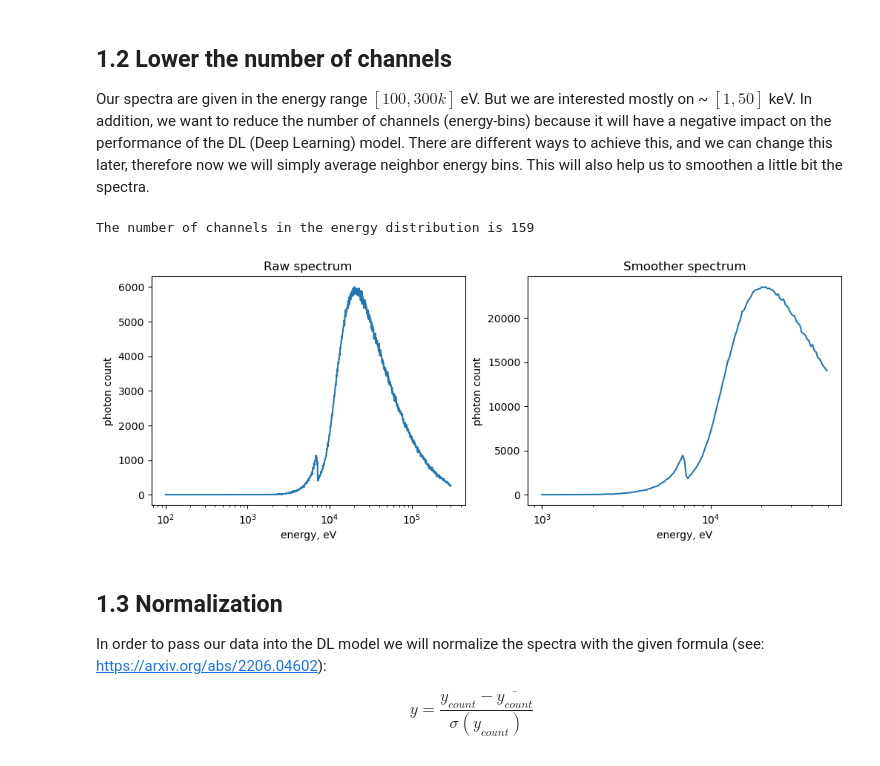
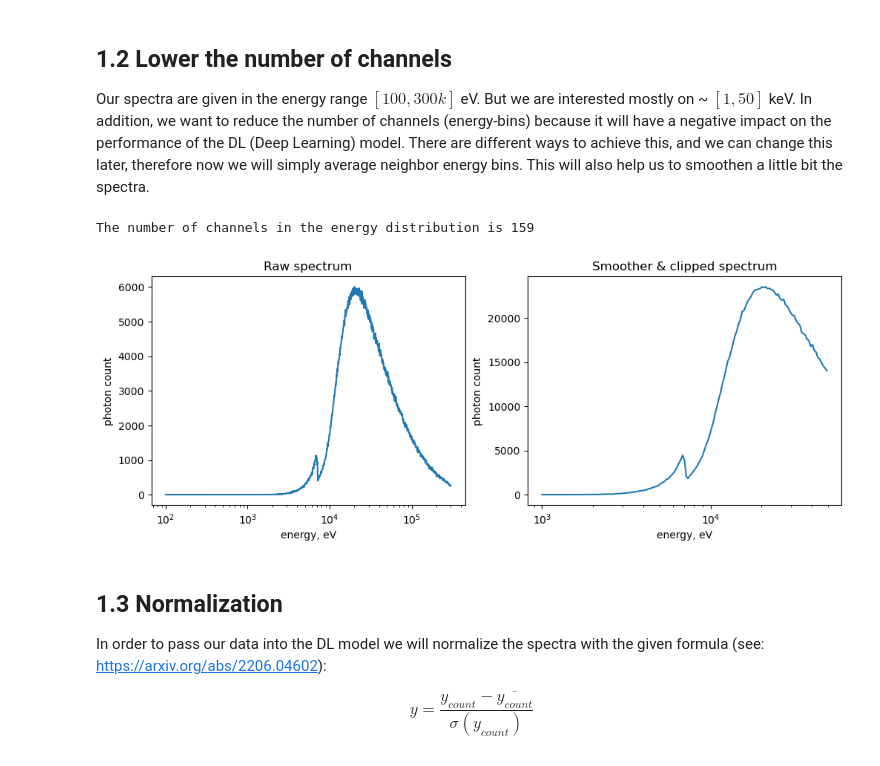
Before and after one commit to melazzini/agn_deeplearning, a Jupyter notebook: main.ipynb, the cells around one changed output. Saved outputs shown, nothing was run; the diff lists cells and outputs as text; code cells hidden in the pictures.

```diff
--- a/main.ipynb
+++ b/main.ipynb
@@ -26,17 +26,17 @@ Our spectra are given in the energy range $\left[100,300k\right]$ eV. But we are
 # %%
 from one_time_utilities import *
 
 x_raw, y_raw, _ = x_y_z(path=".dummydata/224_-1_1xfe_6070_51_8.9e+20_1.1e+26_33_CONTINUUM_NONE.spectrum")
 
 x_smooth,y_smooth = reduce_energy_bins_number(x_raw,y_raw,times_=2)
 x_clipped, y_clipped = clip_spectrum(x_smooth,y_smooth,energy_left=1e3,energy_right=50e3)
 
-plot_pair_spectra(x_raw,y_raw,x_clipped,y_clipped,title_left="Raw spectrum",title_right="Smoother spectrum")
+plot_pair_spectra(x_raw,y_raw,x_clipped,y_clipped,title_left="Raw spectrum",title_right="Smoother & clipped spectrum")
 
 print(f"The number of channels in the energy distribution is {len(x_clipped)}")
 # %% [output]
 The number of channels in the energy distribution is 159
-[figure, old version]
+[figure, new version]
 # %% [markdown]
 ## 1.3 Normalization
 
```
Also changed, not shown: parts of 6 cells of this notebook, 1 other file.
